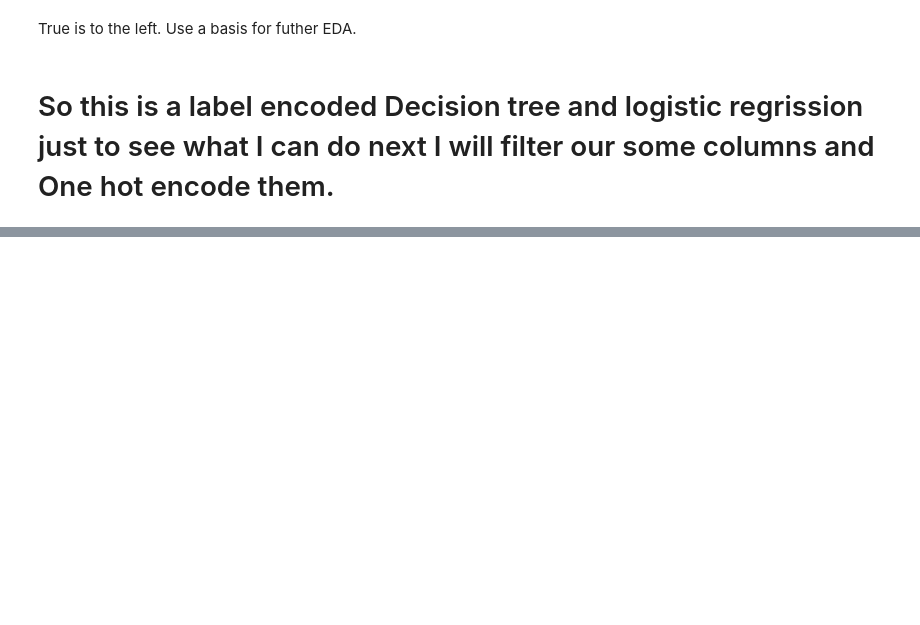
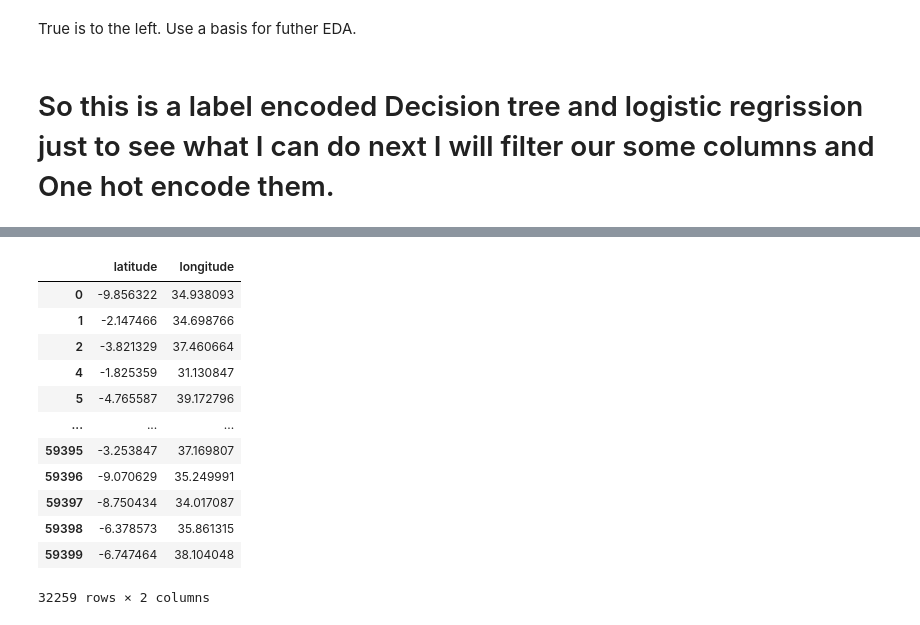
Before and after one commit to KarimOliver/Tanzania, a Jupyter notebook: exploratory/js_notebooks/01_js_data_exploration.ipynb, the cells around one changed output, grey strips where cells are left out. Saved outputs shown, nothing was run; the diff lists cells and outputs as text; code cells hidden in the pictures; blank space fills up the shorter version.

```diff
--- a/exploratory/js_notebooks/01_js_data_exploration.ipynb
+++ b/exploratory/js_notebooks/01_js_data_exploration.ipynb
@@ -384,0 +434,18 @@ True is to the left. Use a basis for futher EDA.
+# %%
+funcitonal_df=geopandasj[geopandasj["status_group"]=="functional"]
+funcitonal_cords=funcitonal_df.loc[:,["latitude","longitude"]]
+funcitonal_cords
+# %% [output]
+|  | latitude | longitude |
+| 0 | -9.856322 | 34.938093 |
+| 1 | -2.147466 | 34.698766 |
+| 2 | -3.821329 | 37.460664 |
+| 4 | -1.825359 | 31.130847 |
+| 5 | -4.765587 | 39.172796 |
+| ... | ... | ... |
+| 59395 | -3.253847 | 37.169807 |
+| 59396 | -9.070629 | 35.249991 |
+| 59397 | -8.750434 | 34.017087 |
+| 59398 | -6.378573 | 35.861315 |
+| 59399 | -6.747464 | 38.104048 |
+32259 rows × 2 columns
```
Also changed, not shown: parts of 7 cells of this notebook, 19 other files.
